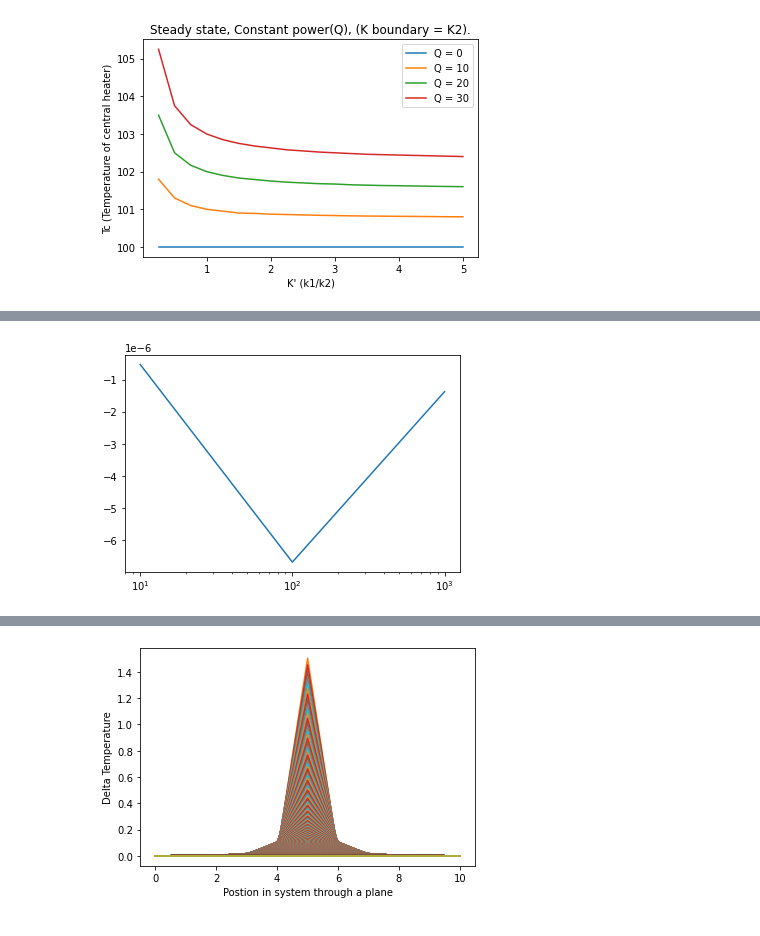
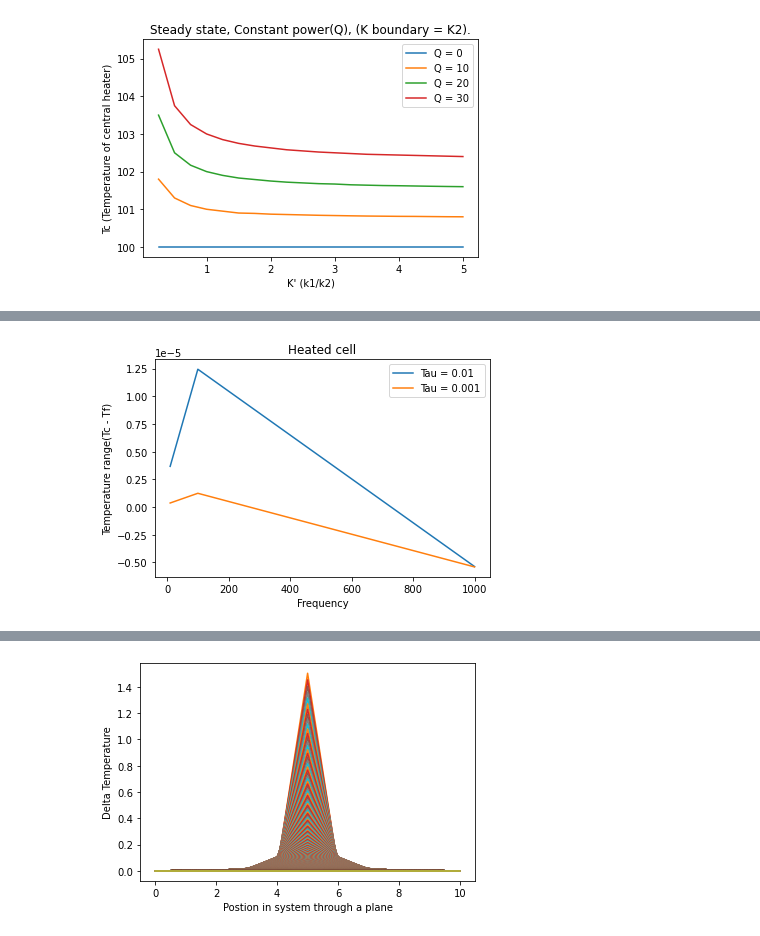
Before and after one commit to ExeQuantCode/HeatFlow, a Jupyter notebook: Plotting.ipynb, the cells around one changed output, grey strips where cells are left out. Saved outputs shown, nothing was run; the diff lists cells and outputs as text; code cells hidden in the pictures.

```diff
--- a/Plotting.ipynb
+++ b/Plotting.ipynb
@@ -306,11 +309,24 @@ plt.xscale('log')
-# %%
-Tcatav1 = [305.3009211403569, 304.79282948764836, 304.6707812489652]
-Tcatav2 = [305.30092166362147, 304.7928361748815, 304.67078262109493]
-DT = []
-f = [10, 100, 1_000]
-for i in range(0,3):
-    DT.append(Tcatav1[i] - Tcatav2[i])
-plt.plot(f, DT)
-plt.xscale('log')
-# %% [output]
-[figure, removed]
+# %%
+import matplotlib.pyplot as plt
+
+Tcatrn1 = [10.227476842205135, 1.148002626449511, 0.0009492419326875279]
+Tcatrn2 = [10.227443773321056, 1.147890672297251, 0.0009489060873875133]
+Tcatrn3 = [10.22744046641725,  1.1478794762994653, 0.0009488722067203526]
+Tcatrn6 = [0.000954274377420461]
+
+fr = [10.227440098982981, 1.1478782322932943, 0.000954274377420461]
+f = [10, 100, 1_000]
+
+drT1 = [x - y for x, y in zip(Tcatrn1, fr)]
+drT2 = [x - y for x, y in zip(Tcatrn2, fr)]
+drT3 = [x - y for x, y in zip(Tcatrn3, fr)]
+plt.title('Heated cell')
+# plt.plot(f, drT1, label='Tau = 0.1')
+plt.plot(f, drT2, label='Tau = 0.01')
+plt.plot(f, drT3, label='Tau = 0.001')
+plt.xlabel('Frequency')
+plt.ylabel('Temperature range(Tc - Tf)')
+plt.legend()
+plt.show()
+# %% [output]
+[figure, added]
```
Also changed, not shown: parts of 10 cells of this notebook, 5 other files.
